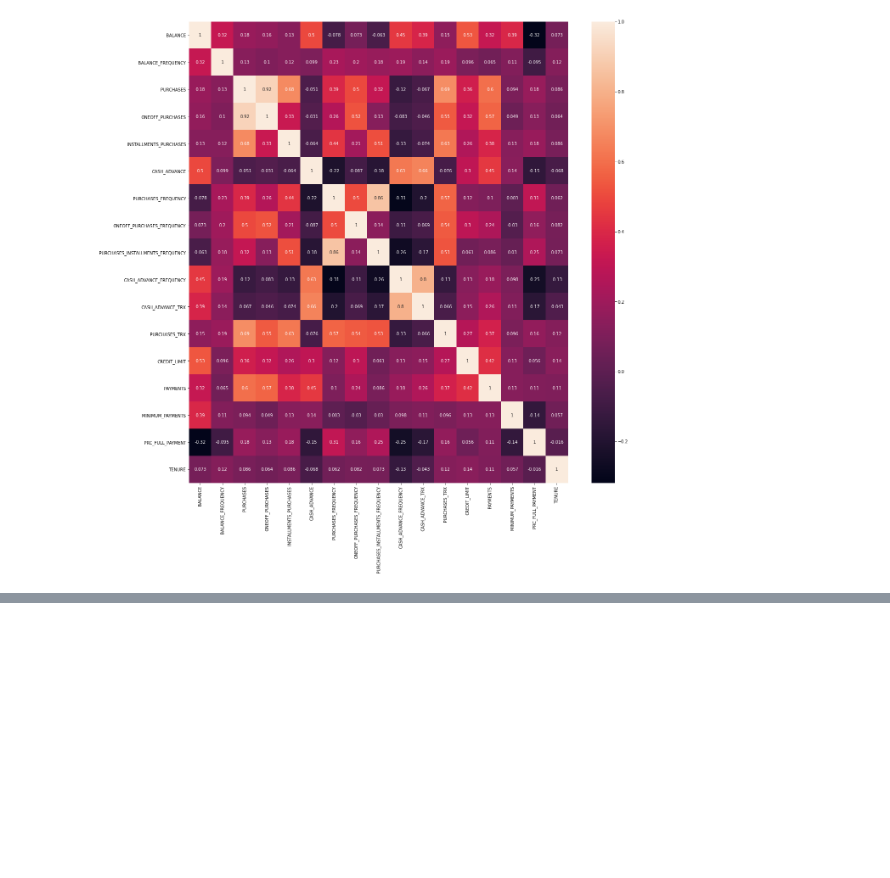
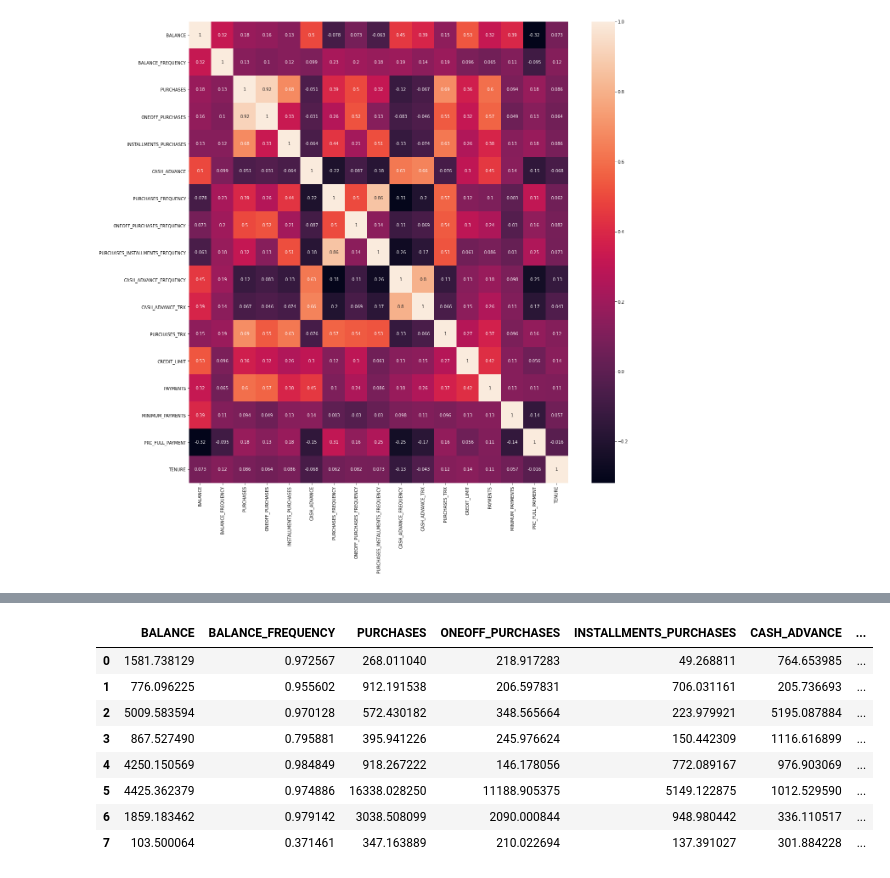
Before and after one commit to itimes-digital/use_cases_data_science, a Jupyter notebook: Use_Case_Marketing.ipynb, the cells around one changed output, grey strips where cells are left out. Drawn from its saved outputs; the diff is of its cells as text; code cells hidden in the pictures; blank space fills up the shorter version.

```diff
--- a/Use_Case_Marketing.ipynb
+++ b/Use_Case_Marketing.ipynb
@@ -179,0 +285,13 @@ sns.heatmap(correlacao, annot = True);
+# %%
+cluster_centers = pd.DataFrame(data = cluster_centers, columns = [creditcard_df.columns])
+cluster_centers
+# %% [output]
+|  | BALANCE | BALANCE_FREQUENCY | PURCHASES | ONEOFF_PURCHASES | INSTALLMENTS_PURCHASES | CASH_ADVANCE | ... |
+| 0 | 1581.738129 | 0.972567 | 268.011040 | 218.917283 | 49.268811 | 764.653985 | ... |
+| 1 | 776.096225 | 0.955602 | 912.191538 | 206.597831 | 706.031161 | 205.736693 | ... |
+| 2 | 5009.583594 | 0.970128 | 572.430182 | 348.565664 | 223.979921 | 5195.087884 | ... |
+| 3 | 867.527490 | 0.795881 | 395.941226 | 245.976624 | 150.442309 | 1116.616899 | ... |
+| 4 | 4250.150569 | 0.984849 | 918.267222 | 146.178056 | 772.089167 | 976.903069 | ... |
+| 5 | 4425.362379 | 0.974886 | 16338.028250 | 11188.905375 | 5149.122875 | 1012.529590 | ... |
+| 6 | 1859.183462 | 0.979142 | 3038.508099 | 2090.000844 | 948.980442 | 336.110517 | ... |
+| 7 | 103.500064 | 0.371461 | 347.163889 | 210.022694 | 137.391027 | 301.884228 | ... |
```
Also changed, not shown: parts of 24 cells of this notebook.
